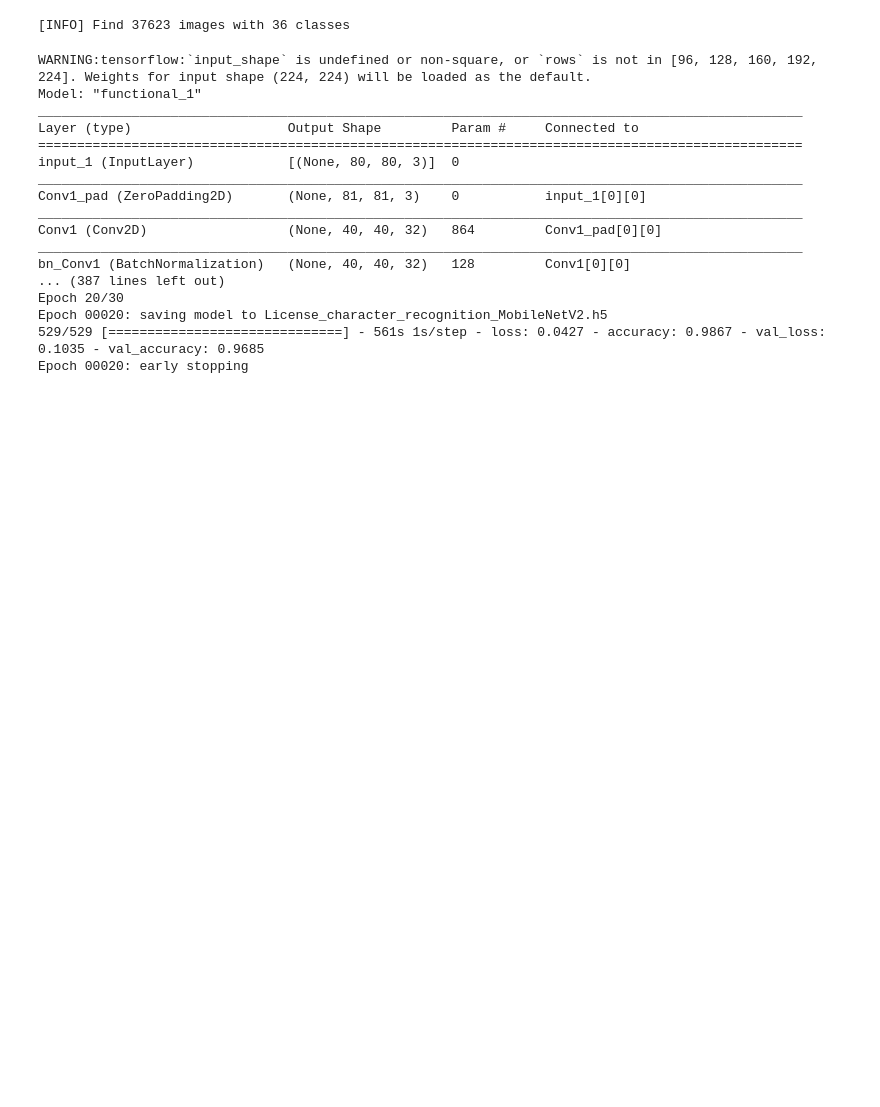
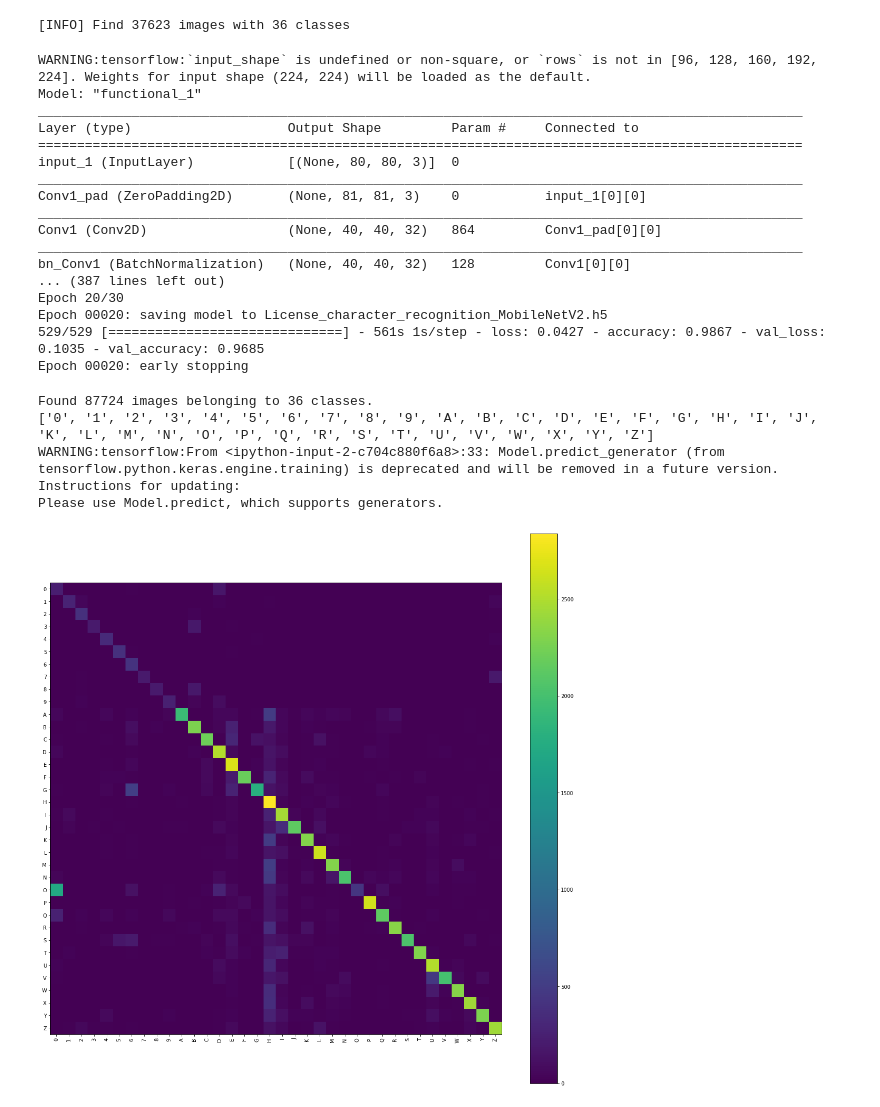
Before and after one commit to droidy12527/DeepLearningModelComparision, a Jupyter notebook: MobileNetV2_Training.ipynb, the cells around one changed output. Cells and saved outputs as stored; diff of their text form; code cells hidden in the pictures; blank space fills up the shorter version.

Commit message:
Confusion Matrix Added in Notebook

```diff
--- a/MobileNetV2_Training.ipynb
+++ b/MobileNetV2_Training.ipynb
@@ -150,0 +160,53 @@ Epoch 00020: early stopping
+# %%
+img_rows, img_cols, img_depth = 80,80,3
+batch_size = 64
+validation_data_dir = './refined_dataset/val'
+nb_validation_samples = 87724
+
+def load_model(path):
+        try:
+            path = splitext(path)[0]
+            with open('%s.json' % path, 'r') as json_file:
+                model_json = json_file.read()
+            model = model_from_json(model_json, custom_objects={})
+            model.load_weights('%s.h5' % path)
+            print("Loading model successfully...")
+            return model
+        except Exception as e:
+            print(e)
+
+json_file = open('MobileNets_character_recognition_MobileNetV2.json', 'r')
+loaded_model_json = json_file.read()
+json_file.close()
+model = model_from_json(loaded_model_json)
+model.load_weights("License_character_recognition_MobileNetV2.h5")
+
+validation_datagen = ImageDataGenerator()
+validation_generator = validation_datagen.flow_from_directory(validation_data_dir,target_size=(img_rows, img_cols),batch_size=batch_size,class_mode='categorical',shuffle=False)
+
+class_labels = validation_generator.class_indices
+class_labels = {v: k for k, v in class_labels.items()}
+classes = list(class_labels.values())
+print(classes)
+
+#Confusion Matrix and Classification Report
+Y_pred = model.predict_generator(validation_generator, nb_validation_samples // batch_size+1)
+y_pred = np.argmax(Y_pred, axis=1)
+
+target_names = list(class_labels.values())
+
+plt.figure(figsize=(20,20))
+cnf_matrix = confusion_matrix(validation_generator.classes, y_pred)
+
+plt.imshow(cnf_matrix, interpolation='nearest')
+plt.colorbar()
+tick_marks = np.arange(len(classes))
+_ = plt.xticks(tick_marks, classes, rotation=90)
+_ = plt.yticks(tick_marks, classes)
+# %% [output]
+Found 87724 images belonging to 36 classes.
+['0', '1', '2', '3', '4', '5', '6', '7', '8', '9', 'A', 'B', 'C', 'D', 'E', 'F', 'G', 'H', 'I', 'J', 'K', 'L', 'M', 'N', 'O', 'P', 'Q', 'R', 'S', 'T', 'U', 'V', 'W', 'X', 'Y', 'Z']
+WARNING:tensorflow:From <ipython-input-2-c704c880f6a8>:33: Model.predict_generator (from tensorflow.python.keras.engine.training) is deprecated and will be removed in a future version.
+Instructions for updating:
+Please use Model.predict, which supports generators.
+[figure, added]
```
Also changed, not shown: parts of 1 cell of this notebook, 2 other files.
